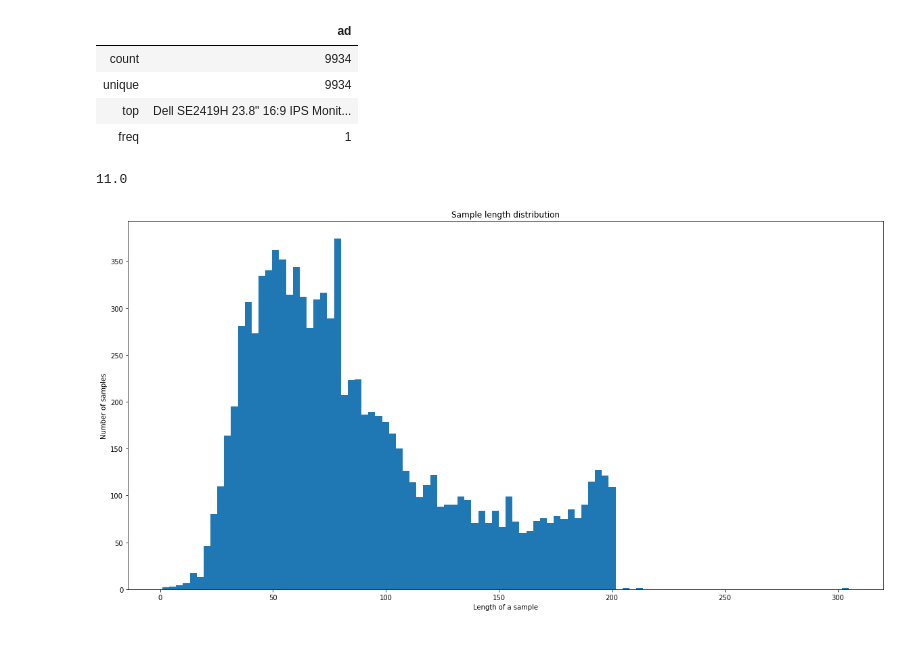
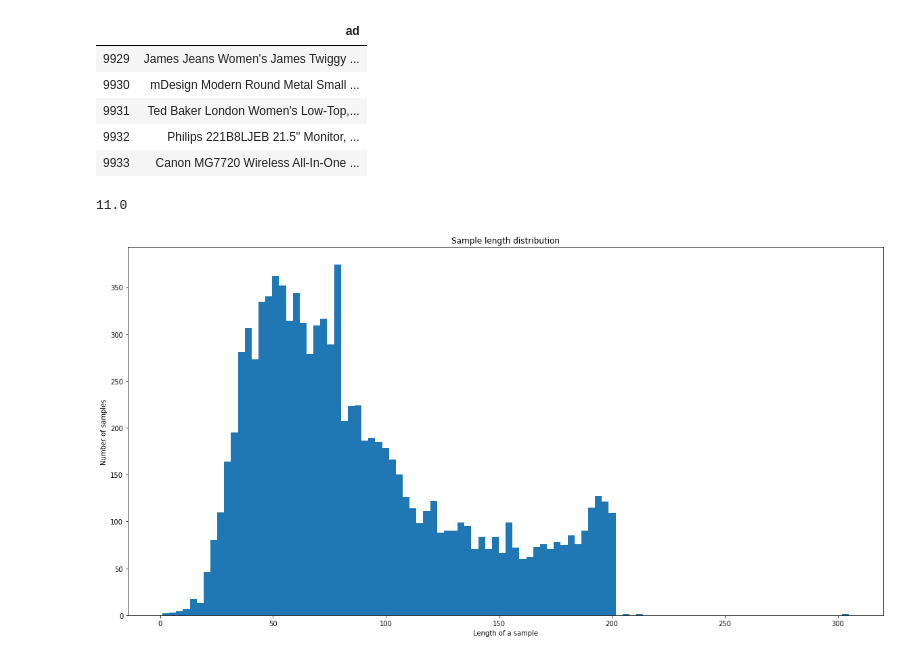
Before and after one commit to ourendingdays/Diploma, a Jupyter notebook: logic/google-dev.ipynb, the cells around one changed output. Cells and saved outputs as stored; diff of their text form; code cells hidden in the pictures.

```diff
--- a/logic/google-dev.ipynb
+++ b/logic/google-dev.ipynb
@@ -17,0 +17,5 @@ ads.head()
+# %%
+df = pd.read_csv('amazon_ten_topic_data.csv', names=['ad'])
+df.dropna(inplace=True)
+df = df.sample(frac=1)
+df.describe()
@@ -18,13 +28,13 @@ ads.head()
 # %%
-ads.dropna()
-ads_unique = pd.DataFrame(ads['ad'].unique(), columns = ['ad'])
-ads_unique.describe()
+ads = pd.DataFrame(df['ad'].unique(), columns = ['ad'])
+ads.tail()
 # %% [output]
 |  | ad |
-| count | 9934 |
-| unique | 9934 |
-| top | Dell SE2419H 23.8" 16:9 IPS Monit... |
-| freq | 1 |
+| 9929 | James Jeans Women's James Twiggy ... |
+| 9930 | mDesign Modern Round Metal Small ... |
+| 9931 | Ted Baker London Women's Low-Top,... |
+| 9932 | Philips 221B8LJEB 21.5" Monitor, ... |
+| 9933 | Canon MG7720 Wireless All-In-One ... |
 # %%
 def get_num_words_per_sample(sample_texts):
     """Returns the median number of words per sample given corpus.
```
Also changed, not shown: parts of 24 cells of this notebook.
